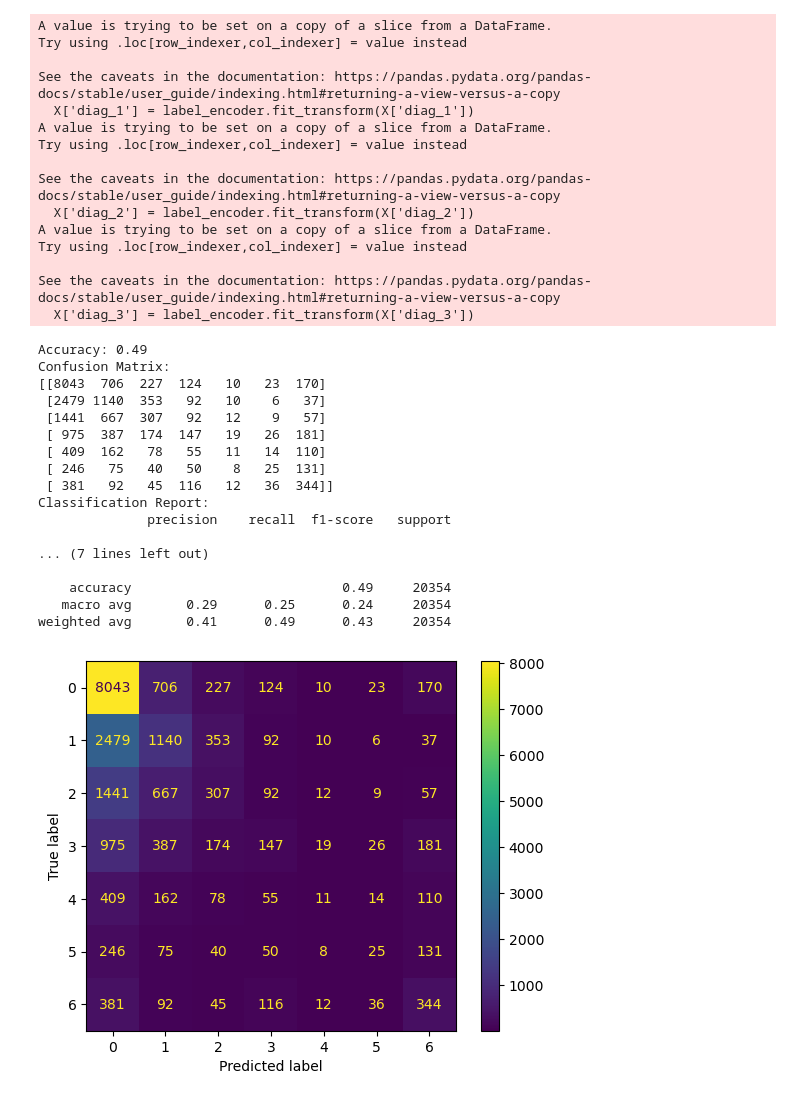
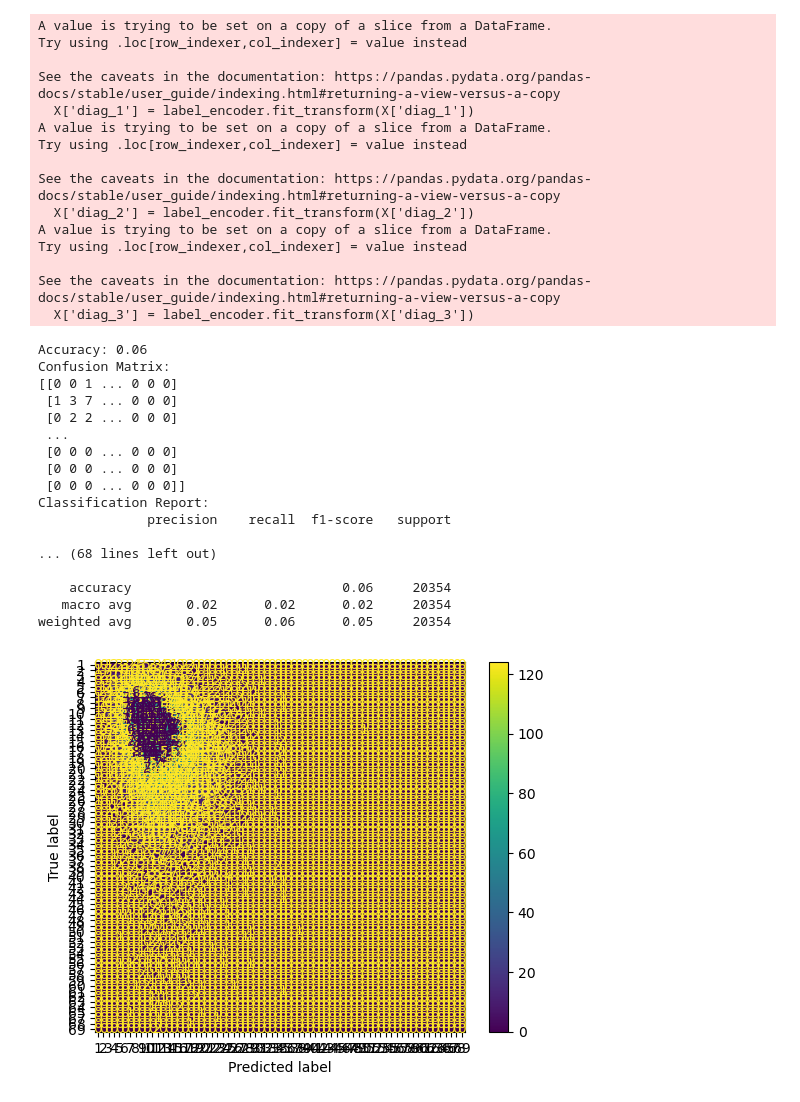
Before and after one commit to mlgoel/CS216, a Jupyter notebook: general_knn_models.ipynb, the cells around one changed output. Saved outputs shown, nothing was run; the diff lists cells and outputs as text; code cells hidden in the pictures.

```diff
--- a/general_knn_models.ipynb
+++ b/general_knn_models.ipynb
@@ -144,6 +213,6 @@ weighted avg       0.46      0.51      0.47     20354
 # %%
 features = ['diag_1', 'diag_2', 'diag_3']
-target = 'num_procedures'
+target = 'num_medications'
 
 X = diabetes[features]
 y = diabetes[target]
@@ -153,7 +222,7 @@ label_encoder = LabelEncoder()
 X['diag_1'] = label_encoder.fit_transform(X['diag_1'])
 X['diag_2'] = label_encoder.fit_transform(X['diag_2'])
 X['diag_3'] = label_encoder.fit_transform(X['diag_3'])
-y = label_encoder.fit_transform(y)
+# y = label_encoder.fit_transform(y)
 
 
 X_train, X_test, y_train, y_test = train_test_split(X, y, test_size=0.2, random_state=42)
@@ -168,43 +237,43 @@ y_pred = model.predict(X_test)
 accuracy = accuracy_score(y_test, y_pred)
 conf_matrix = confusion_matrix(y_test, y_pred)
 classification_rep = classification_report(y_test, y_pred)
 
 ConfusionMatrixDisplay.from_estimator(estimator = model, X = X_test, y = y_test)
 
 print(f'Accuracy: {accuracy:.2f}')
 print(f'Confusion Matrix:\n{conf_matrix}')
 print(f'Classification Report:\n{classification_rep}')
 # %% [output]
 A value is trying to be set on a copy of a slice from a DataFrame.
 Try using .loc[row_indexer,col_indexer] = value instead
 
 See the caveats in the documentation: https://pandas.pydata.org/pandas-docs/stable/user_guide/indexing.html#returning-a-view-versus-a-copy
   X['diag_1'] = label_encoder.fit_transform(X['diag_1'])
 A value is trying to be set on a copy of a slice from a DataFrame.
 Try using .loc[row_indexer,col_indexer] = value instead
 
 See the caveats in the documentation: https://pandas.pydata.org/pandas-docs/stable/user_guide/indexing.html#returning-a-view-versus-a-copy
   X['diag_2'] = label_encoder.fit_transform(X['diag_2'])
 A value is trying to be set on a copy of a slice from a DataFrame.
 Try using .loc[row_indexer,col_indexer] = value instead
 
 See the caveats in the documentation: https://pandas.pydata.org/pandas-docs/stable/user_guide/indexing.html#returning-a-view-versus-a-copy
   X['diag_3'] = label_encoder.fit_transform(X['diag_3'])
-Accuracy: 0.49
+Accuracy: 0.06
 Confusion Matrix:
-[[8043  706  227  124   10   23  170]
- [2479 1140  353   92   10    6   37]
- [1441  667  307   92   12    9   57]
- [ 975  387  174  147   19   26  181]
- [ 409  162   78   55   11   14  110]
- [ 246   75   40   50    8   25  131]
- [ 381   92   45  116   12   36  344]]
+[[0 0 1 ... 0 0 0]
+ [1 3 7 ... 0 0 0]
+ [0 2 2 ... 0 0 0]
+ ...
+ [0 0 0 ... 0 0 0]
+ [0 0 0 ... 0 0 0]
+ [0 0 0 ... 0 0 0]]
 Classification Report:
               precision    recall  f1-score   support
 
-... (7 lines left out)
+... (68 lines left out)
 
-    accuracy                           0.49     20354
-   macro avg       0.29      0.25      0.24     20354
-weighted avg       0.41      0.49      0.43     20354
+    accuracy                           0.06     20354
+   macro avg       0.02      0.02      0.02     20354
+weighted avg       0.05      0.06      0.05     20354
-[figure, old version]
+[figure, new version]
```
Also changed, not shown: parts of 5 cells of this notebook.
